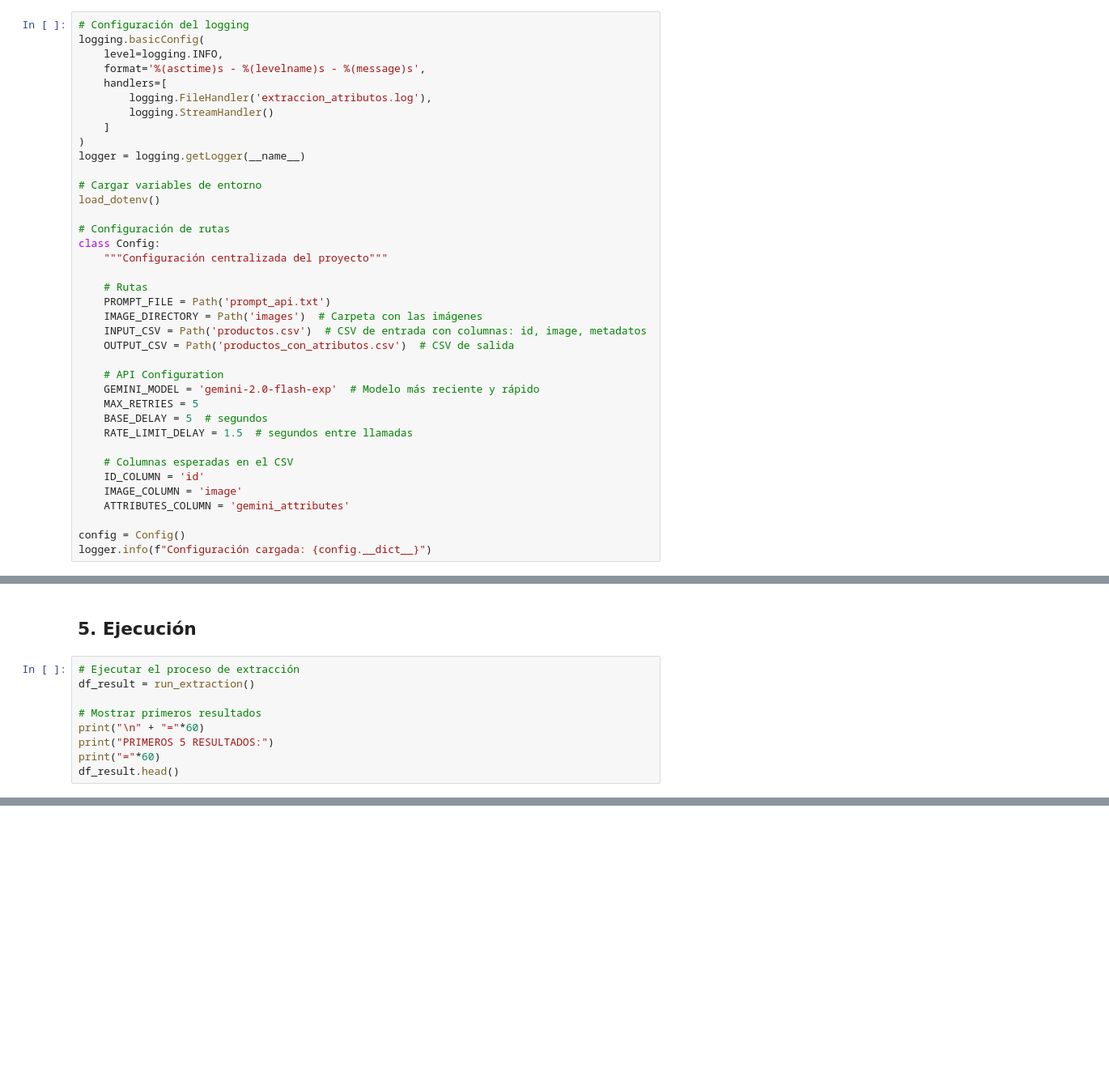
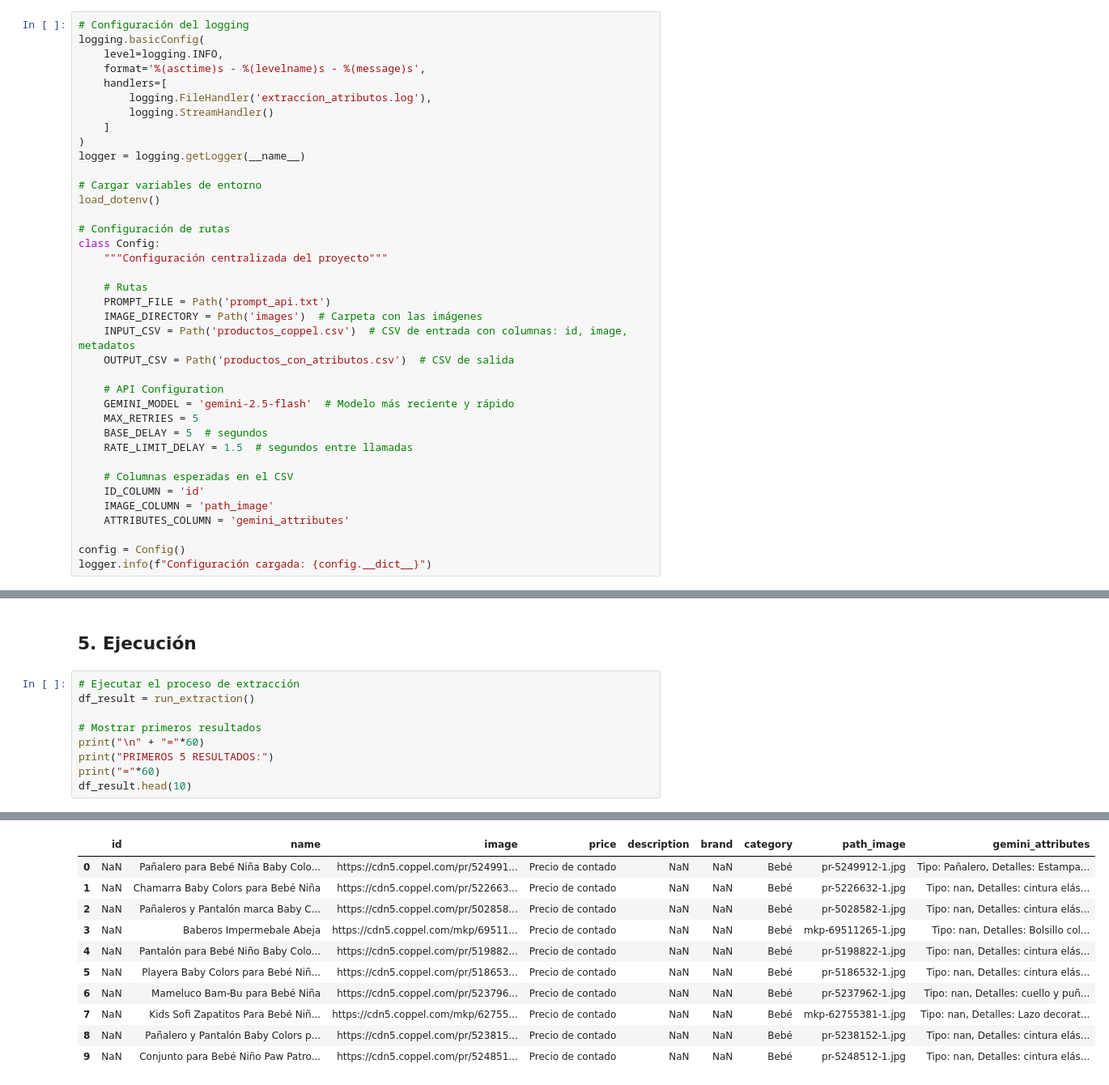
Before and after one commit to jrbeduardo/matriz-atributos, a Jupyter notebook: extraccion_optimizada.ipynb, the cells around one changed output, grey strips where cells are left out. Shown: that part at 81% size. Drawn from its saved outputs; the diff is of its cells as text; blank space fills up the shorter version.

```diff
--- a/extraccion_optimizada.ipynb
+++ b/extraccion_optimizada.ipynb
@@ -58,18 +47,18 @@ class Config:
     # Rutas
     PROMPT_FILE = Path('prompt_api.txt')
     IMAGE_DIRECTORY = Path('images')  # Carpeta con las imágenes
-    INPUT_CSV = Path('productos.csv')  # CSV de entrada con columnas: id, image, metadatos
+    INPUT_CSV = Path('productos_coppel.csv')  # CSV de entrada con columnas: id, image, metadatos
     OUTPUT_CSV = Path('productos_con_atributos.csv')  # CSV de salida
 
     # API Configuration
-    GEMINI_MODEL = 'gemini-2.0-flash-exp'  # Modelo más reciente y rápido
+    GEMINI_MODEL = 'gemini-2.5-flash'  # Modelo más reciente y rápido
     MAX_RETRIES = 5
     BASE_DELAY = 5  # segundos
     RATE_LIMIT_DELAY = 1.5  # segundos entre llamadas
 
     # Columnas esperadas en el CSV
     ID_COLUMN = 'id'
-    IMAGE_COLUMN = 'image'
+    IMAGE_COLUMN = 'path_image'
     ATTRIBUTES_COLUMN = 'gemini_attributes'
 
 config = Config()
@@ -334,4 +328,5 @@ df_result = run_extraction()
 print("\n" + "="*60)
 print("PRIMEROS 5 RESULTADOS:")
 print("="*60)
-df_result.head()
+df_result.head(10)
+# %% [output]
@@ -338,3 +362,14 @@ df_result.head()
+|  | id | name | image | price | description | brand | category | path_image | gemini_attributes |
+| 0 | NaN | Pañalero para Bebé Niña Baby Colo... | https://cdn5.coppel.com/pr/524991... | Precio de contado | NaN | NaN | Bebé | pr-5249912-1.jpg | Tipo: Pañalero, Detalles: Estampa... |
+| 1 | NaN | Chamarra Baby Colors para Bebé Niña | https://cdn5.coppel.com/pr/522663... | Precio de contado | NaN | NaN | Bebé | pr-5226632-1.jpg | Tipo: nan, Detalles: cintura elás... |
+| 2 | NaN | Pañaleros y Pantalón marca Baby C... | https://cdn5.coppel.com/pr/502858... | Precio de contado | NaN | NaN | Bebé | pr-5028582-1.jpg | Tipo: nan, Detalles: cintura elás... |
+| 3 | NaN | Baberos Impermebale Abeja | https://cdn5.coppel.com/mkp/69511... | Precio de contado | NaN | NaN | Bebé | mkp-69511265-1.jpg | Tipo: nan, Detalles: Bolsillo col... |
+| 4 | NaN | Pantalón para Bebé Niño Baby Colo... | https://cdn5.coppel.com/pr/519882... | Precio de contado | NaN | NaN | Bebé | pr-5198822-1.jpg | Tipo: nan, Detalles: cintura elás... |
+| 5 | NaN | Playera Baby Colors para Bebé Niñ... | https://cdn5.coppel.com/pr/518653... | Precio de contado | NaN | NaN | Bebé | pr-5186532-1.jpg | Tipo: nan, Detalles: cintura elás... |
+| 6 | NaN | Mameluco Bam-Bu para Bebé Niña | https://cdn5.coppel.com/pr/523796... | Precio de contado | NaN | NaN | Bebé | pr-5237962-1.jpg | Tipo: nan, Detalles: cuello y puñ... |
+| 7 | NaN | Kids Sofi Zapatitos Para Bebé Niñ... | https://cdn5.coppel.com/mkp/62755... | Precio de contado | NaN | NaN | Bebé | mkp-62755381-1.jpg | Tipo: nan, Detalles: Lazo decorat... |
+| 8 | NaN | Pañalero y Pantalón Baby Colors p... | https://cdn5.coppel.com/pr/523815... | Precio de contado | NaN | NaN | Bebé | pr-5238152-1.jpg | Tipo: nan, Detalles: cintura elás... |
+| 9 | NaN | Conjunto para Bebé Niño Paw Patro... | https://cdn5.coppel.com/pr/524851... | Precio de contado | NaN | NaN | Bebé | pr-5248512-1.jpg | Tipo: nan, Detalles: cintura elás... |
 # %% [markdown]
 ## 6. Análisis de Resultados
 # %%
```
Also changed, not shown: parts of 8 cells of this notebook, 51 other files.
